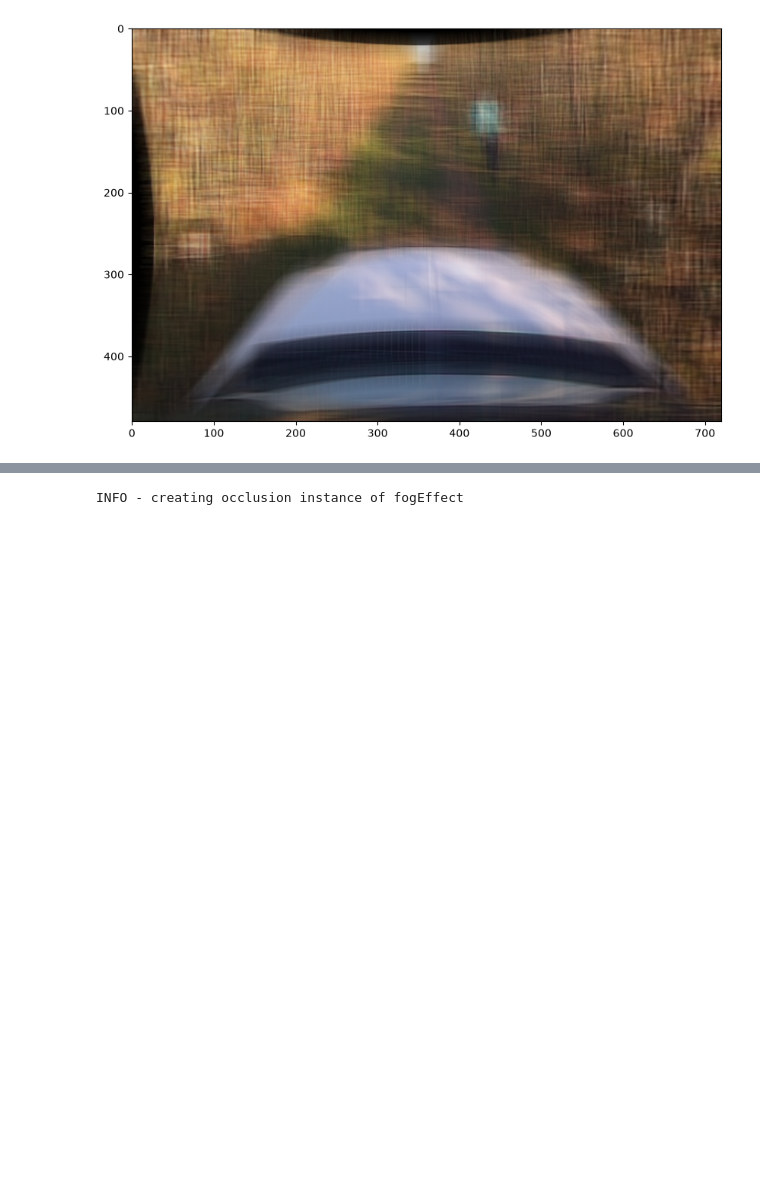
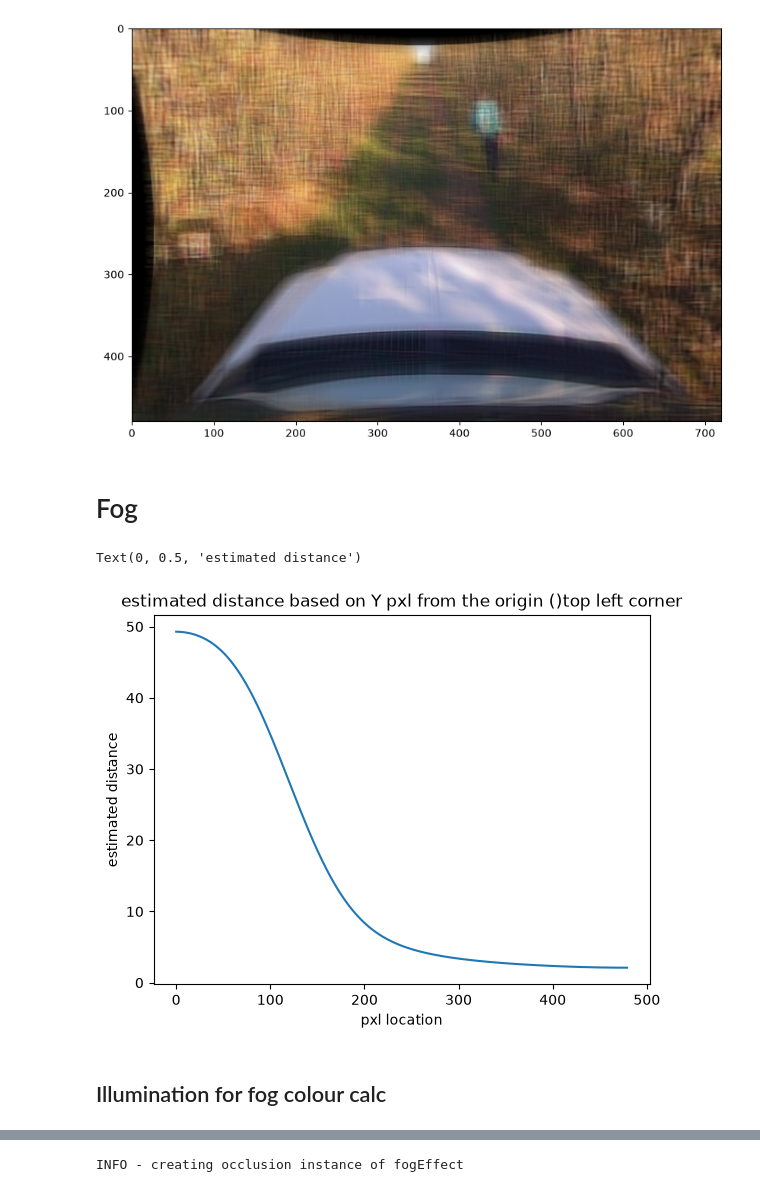
Before and after one commit to dfpaulino/nrec_utilities, a Jupyter notebook: ipynb/NREC_IMAGE_ANALYSIS.ipynb, the cells around one changed output, grey strips where cells are left out. Saved outputs shown, nothing was run; the diff lists cells and outputs as text; code cells hidden in the pictures; blank space fills up the shorter version.

Commit message:
use enhanced distance estimation

```diff
--- a/ipynb/NREC_IMAGE_ANALYSIS.ipynb
+++ b/ipynb/NREC_IMAGE_ANALYSIS.ipynb
@@ -46,3 +37,5 @@ plt.imshow(mv_img)
 INFO - creating occlusion instance of motionVibration
 <matplotlib.image.AxesImage at 0x...>
 [figure]
+# %% [markdown]
+# Fog
@@ -48,0 +44,13 @@ INFO - creating occlusion instance of motionVibration
+# %%
+# Distance estimation
+import  nrec_utils.occlusions.fog_occlusion as fog_occ
+depth=fog_occ.fake_depth_map(image1,z_max=50,sigma_frac=0.1)
+plt.plot(depth[:,0])
+plt.title("estimated distance based on Y pxl from the origin ()top left corner")
+plt.xlabel("pxl location")
+plt.ylabel("estimated distance")
+# %% [output]
+Text(0, 0.5, 'estimated distance')
+[figure, added]
+# %% [markdown]
+## Illumination for fog colour calc
```
Also changed, not shown: parts of 11 cells of this notebook, 1 other file.
